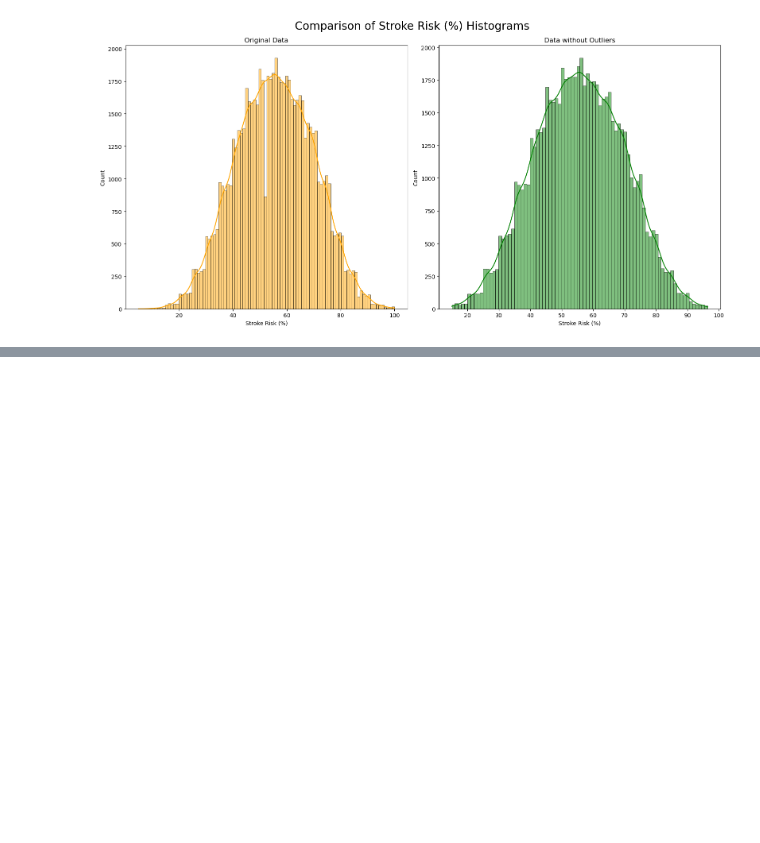
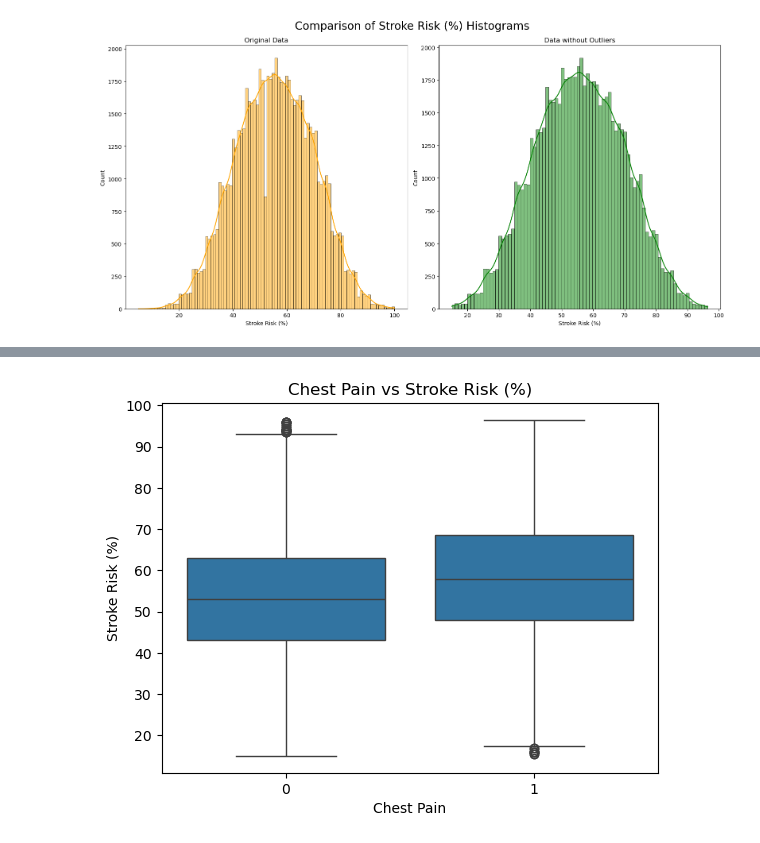
Before and after one commit to dev-ezzy/Stroke-prediction-, a Jupyter notebook: index.ipynb, the cells around one changed output, grey strips where cells are left out. Cells and saved outputs as stored; diff of their text form; code cells hidden in the pictures; blank space fills up the shorter version.

```diff
--- a/index.ipynb
+++ b/index.ipynb
@@ -245,0 +246,9 @@ sns_ycount()
+# %%
+import seaborn as sns
+import matplotlib.pyplot as plt
+
+sns.boxplot(x='Chest Pain', y='Stroke Risk (%)', data=without_outliers)
+plt.title('Chest Pain vs Stroke Risk (%)')
+plt.show()
+# %% [output]
+[figure, added]
```
Also changed, not shown: parts of 7 cells of this notebook.
